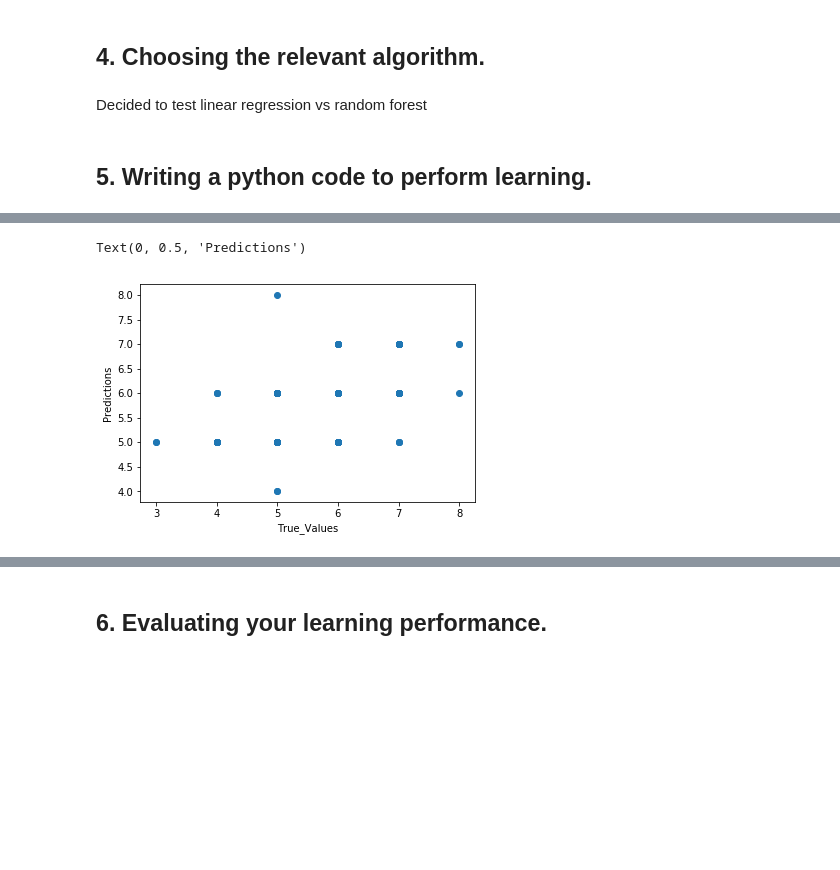
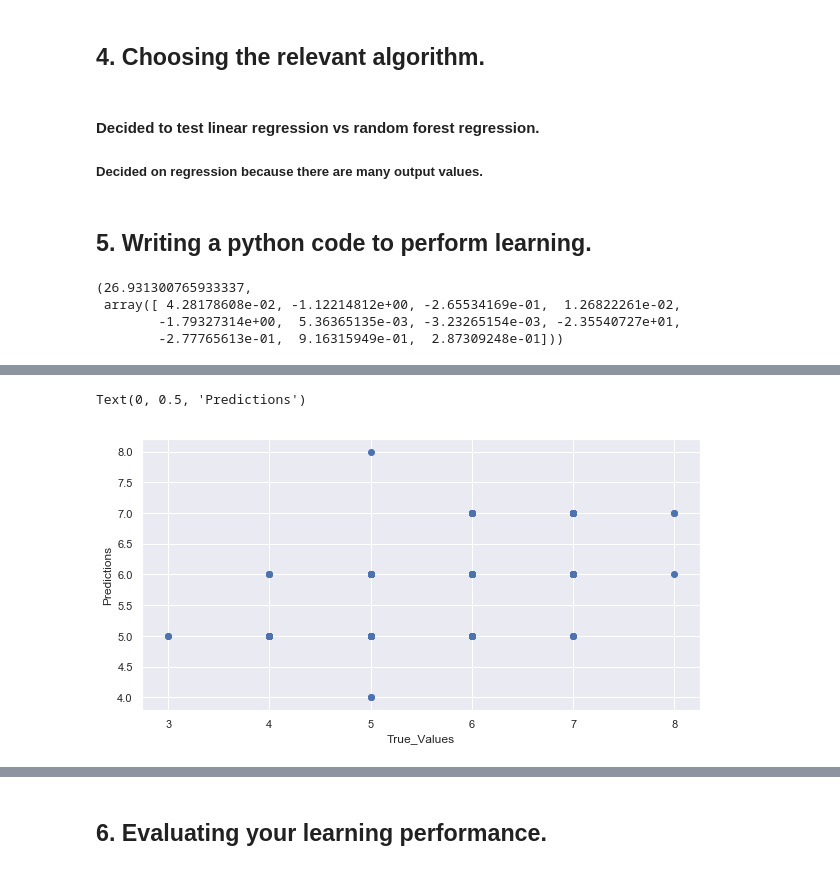
Before and after one commit to wmac001/PHYS-243---Foundation-of-applied-machine-learning, a Jupyter notebook: Midterm Project.ipynb, the cells around one changed output, grey strips where cells are left out. Saved outputs shown, nothing was run; the diff lists cells and outputs as text; code cells hidden in the pictures; blank space fills up the shorter version.

```diff
--- a/Midterm Project.ipynb
+++ b/Midterm Project.ipynb
@@ -142,0 +139,13 @@ plt.show()
+# %%
+#y = df.quality
+#X = df.drop('quality', axis=1)
+
+X = df.iloc[:,:-1].values
+y = df.iloc[:,-1].values
+
+
+features = ['fixed acidity','volatile acidity','citric acid','residual sugar','chlorides','free sulfur dioxide','total sulfur dioxide','density','pH','sulphates','alcohol']
+
+for feature in features:
+    sns.set()
+    sns.relplot(data = df,x = feature, y = y, kind = 'line', height = 8, aspect = 1)
@@ -160,5 +179,7 @@ print (X_test.shape, y_test.shape)
 # %% [markdown]
 ## 4. Choosing the relevant algorithm.
 # %% [markdown]
-Decided to test linear regression vs random forest
+#### Decided to test linear regression vs random forest regression.
+
+##### Decided on regression because there are many output values.
 # %%
@@ -171,4 +192,14 @@ hyperparameters = { 'randomforestregressor__max_features' : ['auto', 'sqrt', 'lo
                   'randomforestregressor__max_depth': [None, 5, 3, 1]}
 # %% [markdown]
 ## 5. Writing a python code to perform learning.
+# %%
+#linear regression
+lm = LinearRegression()
+model = lm.fit(X_train, y_train)
+model.intercept_, model.coef_
+# %% [output]
+(26.931300765933337,
+ array([ 4.28178608e-02, -1.12214812e+00, -2.65534169e-01,  1.26822261e-02,
+        -1.79327314e+00,  5.36365135e-03, -3.23265154e-03, -2.35540727e+01,
+        -2.77765613e-01,  9.16315949e-01,  2.87309248e-01]))
 # %%
@@ -202,9 +229,12 @@ print(predictions)
  5. 5. 5. 5. 5. 6. 6. 6. 6. 6. 6. 5. 5. 6. 6. 6. 7. 6. 6. 5. 5. 6. 5. 5.
  6. 6. 6. 5. 6. 5. 6. 6.]
 # %%
+x_span = np.linspace(0, 2, 100)
+X_span = x_span.reshape((len(x_span), 1))
+
 plt.scatter(y_test, predictions)
 plt.xlabel('True_Values')
 plt.ylabel('Predictions')
 # %% [output]
 Text(0, 0.5, 'Predictions')
-[figure, old version]
+[figure, new version]
```
Also changed, not shown: parts of 18 cells of this notebook.
